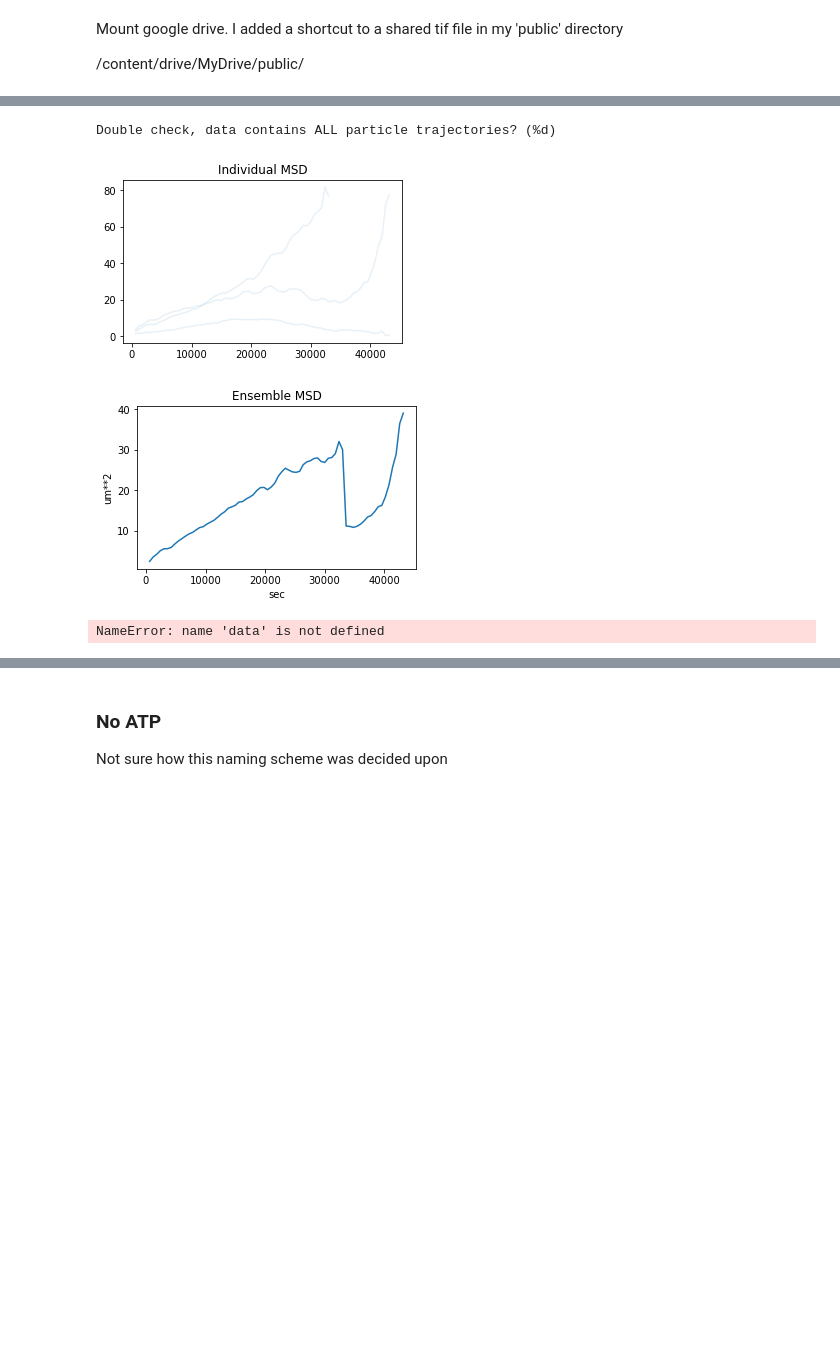
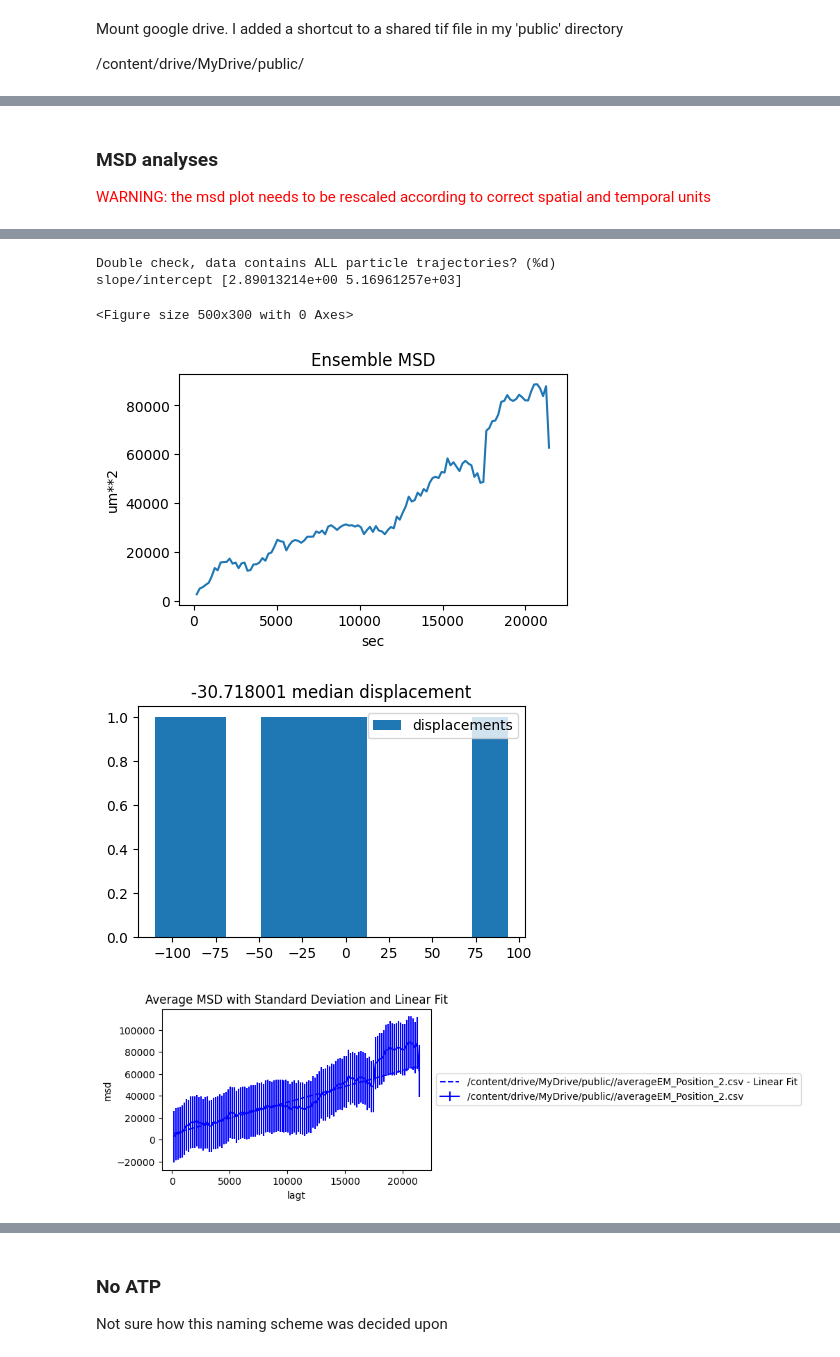
Before and after one commit to huskeypm/cellmigration, a Jupyter notebook: expt_analysis.ipynb, the cells around one changed output, grey strips where cells are left out. Saved outputs shown, nothing was run; the diff lists cells and outputs as text; code cells hidden in the pictures; blank space fills up the shorter version.

```diff
--- a/expt_analysis.ipynb
+++ b/expt_analysis.ipynb
@@ -305,0 +140,2 @@ getParams(thresh,refFrame=0,diameter=diameter,minmass=minmass)
+# %%
+threshed = tc.ProcessFrames(frames,downsampleRate=downsampleRate,crop=crop,thresh=thresh)
@@ -305,0 +147,6 @@ getParams(thresh,refFrame=0,diameter=diameter,minmass=minmass)
+# %%
+dummy = tc.TrialParams(threshed,refFrame=0,diameter=diameter,minmass=minmass)
+if dummy.shape[0] <1:
+  print("Error finding cells; try different parameters")
+else:
+  finalStack = threshed
@@ -305,0 +157,10 @@ getParams(thresh,refFrame=0,diameter=diameter,minmass=minmass)
+# %%
+# run batch/tracking
+fb=tc.DoTracking(finalStack,diameter=diameter,minmass=minmass)
+
+try:
+  print("shape final %d"%fb.shape[0])
+except:
+  print("Unsuccessful tracking")
+
+fb
@@ -306,19 +183,42 @@ getParams(thresh,refFrame=0,diameter=diameter,minmass=minmass)
+# %% [markdown]
+### MSD analyses
+
+<font color=red>WARNING: the msd plot needs to be rescaled according to correct spatial and temporal units</font>
 # %%
-# run tracking
-fb=DoTracking(frames,diameter=diameter,minmass=minmass)
 
 # compute MSD
-ts,traj,msd,im,em=DoMSD(fb,
+ts,traj,msd,im,em=tc.DoMSD(
+    fb,
     maxDist=100, # maximum displacement between frames in pixel
     maxMissFrame=10, # allowed number of frames a particle can disappear
     minFrame=10, # minimum number of frames a trajectory needs to last
     pixelSize=1.1, # image pixel size in micron/pixel, specific for each scope and lens (Cytiva 10X: 0.65) and (Spinning Disk: 1.1 at 10X)
     frameRate=1/fr, # image acquisition rate in frames/sec
     max_lagtime=160, # intervals of frames out to which MSD is computed
-     name=name
-                        )
+    name=name
+)
+
+# get displacements
+dists, xdists = tc.CalcDistances(traj) # performed on trajectories BEFORE drift-correction
+med = np.median(xdists)
+plt.figure()
+plt.title("%f median displacement"%med)
+plt.hist(xdists,label="displacements")
+plt.legend(loc=0)
 
 # save average MSD for each run to csv file
+msdFileName=path+'/averageEM_{}.csv'.format(name)
+diffFileName=path+'/diff_{}.csv'.format(name)
 if name is not None:
-    em.to_csv('averageEM_{}.csv'.format(name))
+    em.to_csv(msdFileName)
+    np.savetxt(diffFileName,np.array(xdists))
+    # prompt: save pandas dataframe
+    traj.to_csv(path+'/traj_{}.csv'.format(name))
+    fb.to_csv(path+'/fbframe_{}.csv'.format(name))
+
+msdFile={
+    path+'/averageEM_{}.csv'.format(name):{"color":"blue"}
+}
+plt.figure()
+tc.doMSDFit(msdFile, fittingRange=fittingRange)
 # %% [output]
@@ -327,3 +246,6 @@ Frame 72: 13 trajectories present.
 Double check, data contains ALL particle trajectories? (%d)
+slope/intercept [2.89013214e+00 5.16961257e+03]
+<Figure size 500x300 with 0 Axes>
-[figure, old version]
+[figure, new version]
-[figure, old version]
+[figure, new version]
+[figure, added]
@@ -450,4 +251,0 @@ plt.gcf().savefig('distances_{}.png'.format(name) )
-# %%
-np.shape( data )
-# %% [output]
-NameError: name 'data' is not defined
```
Also changed, not shown: parts of 36 cells of this notebook.
